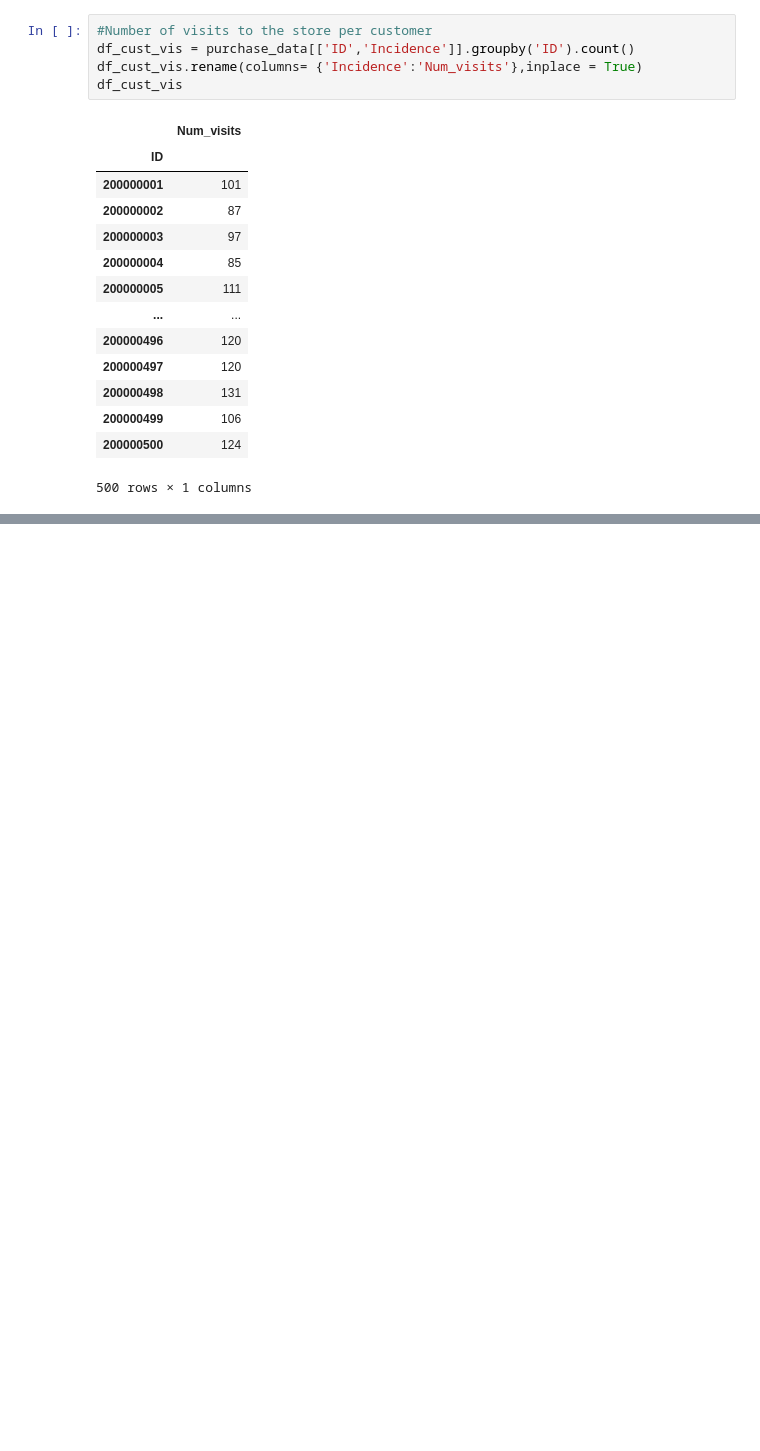
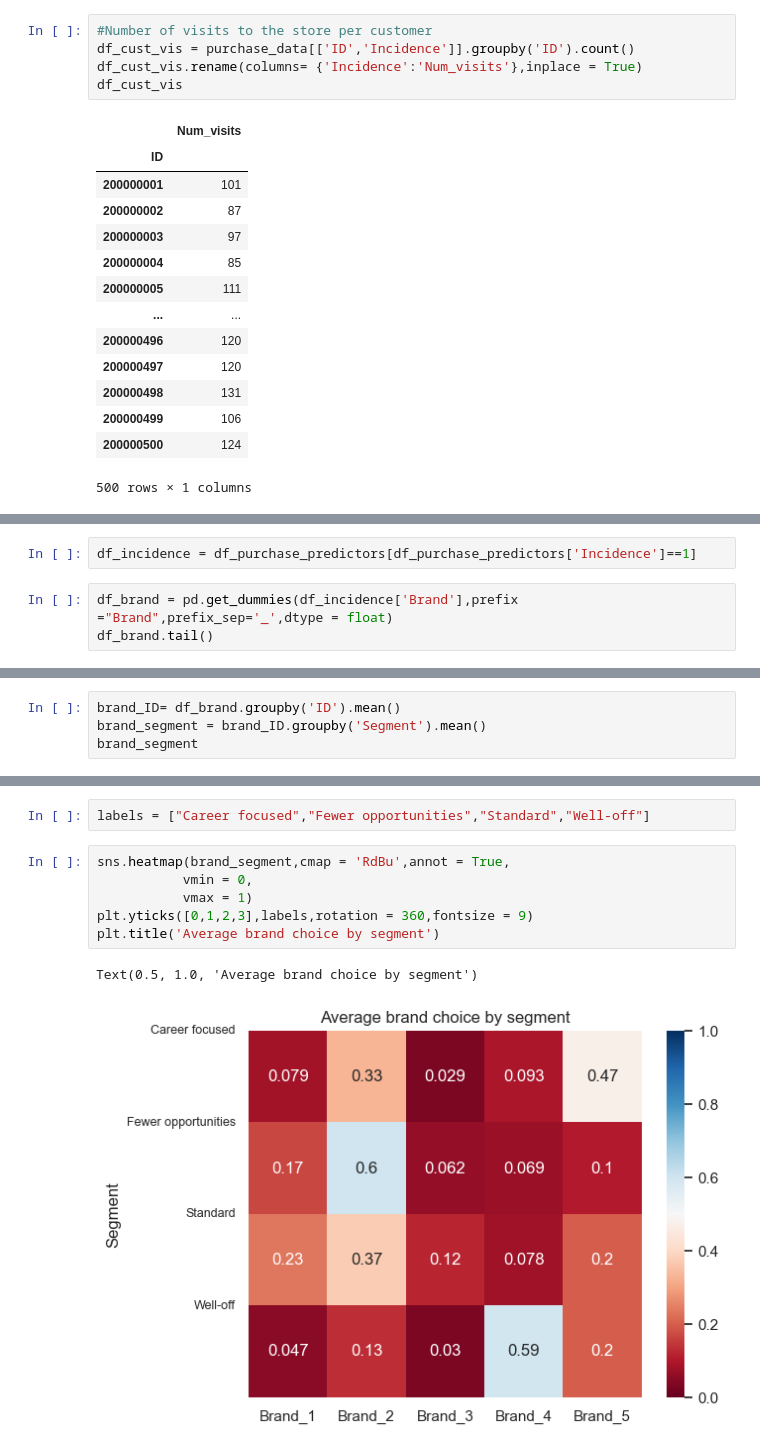
Before and after one commit to FavourAkumute/Customer_segmentation, a Jupyter notebook: Purchase Analytics.ipynb, the cells around one changed output, grey strips where cells are left out. Drawn from its saved outputs; the diff is of its cells as text; blank space fills up the shorter version.

```diff
--- a/Purchase Analytics.ipynb
+++ b/Purchase Analytics.ipynb
@@ -97,0 +267,5 @@ df_cust_vis
+# %%
+df_incidence = df_purchase_predictors[df_purchase_predictors['Incidence']==1]
+# %%
+df_brand = pd.get_dummies(df_incidence['Brand'],prefix ="Brand",prefix_sep='_',dtype = float)
+df_brand.tail()
@@ -97,0 +290,4 @@ df_cust_vis
+# %%
+brand_ID= df_brand.groupby('ID').mean()
+brand_segment = brand_ID.groupby('Segment').mean()
+brand_segment
@@ -97,0 +301,11 @@ df_cust_vis
+# %%
+labels = ["Career focused","Fewer opportunities","Standard","Well-off"]
+# %%
+sns.heatmap(brand_segment,cmap = 'RdBu',annot = True,
+           vmin = 0,
+           vmax = 1)
+plt.yticks([0,1,2,3],labels,rotation = 360,fontsize = 9)
+plt.title('Average brand choice by segment')
+# %% [output]
+Text(0.5, 1.0, 'Average brand choice by segment')
+[figure, added]
```
Also changed, not shown: parts of 22 cells of this notebook.
